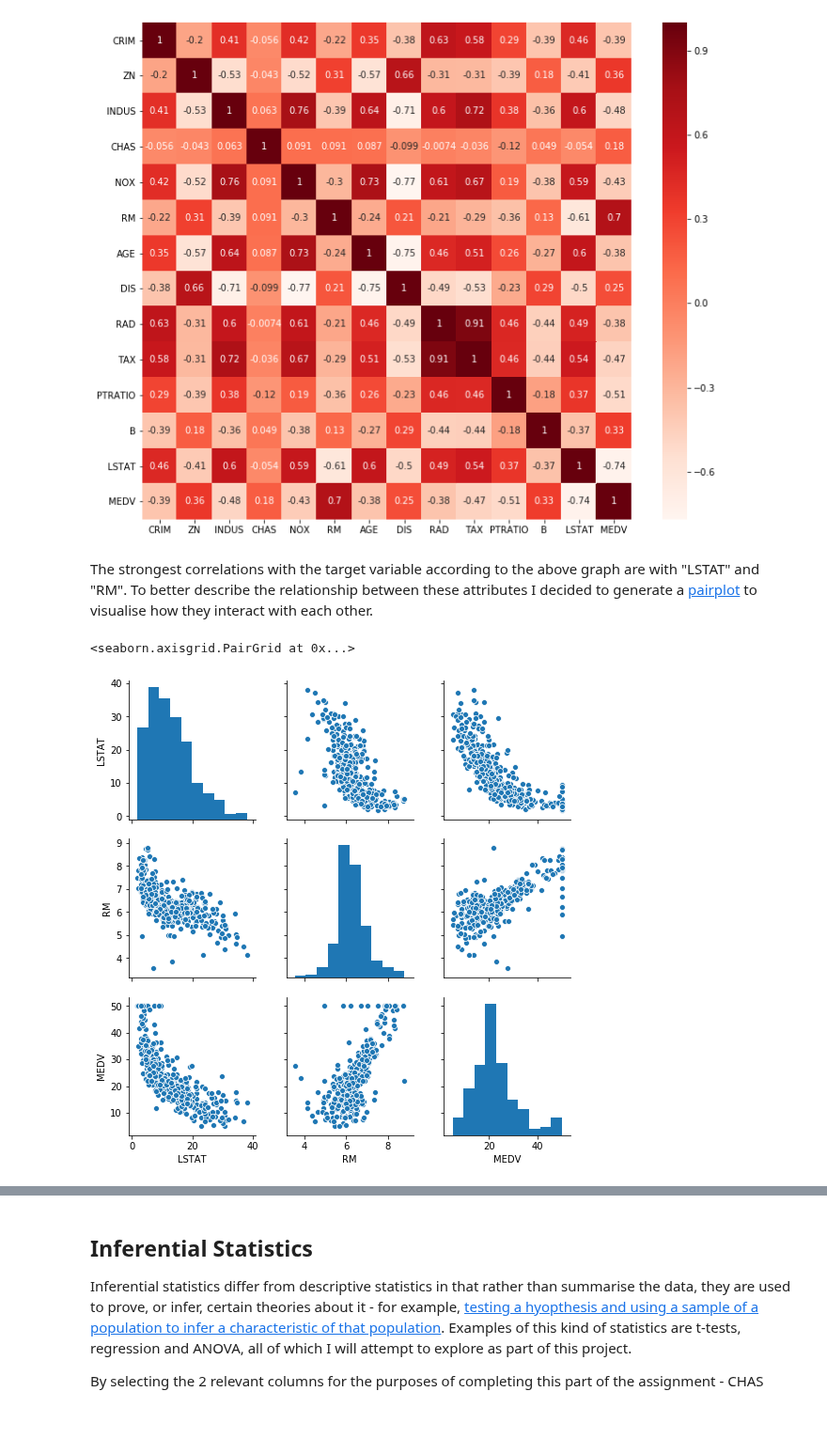
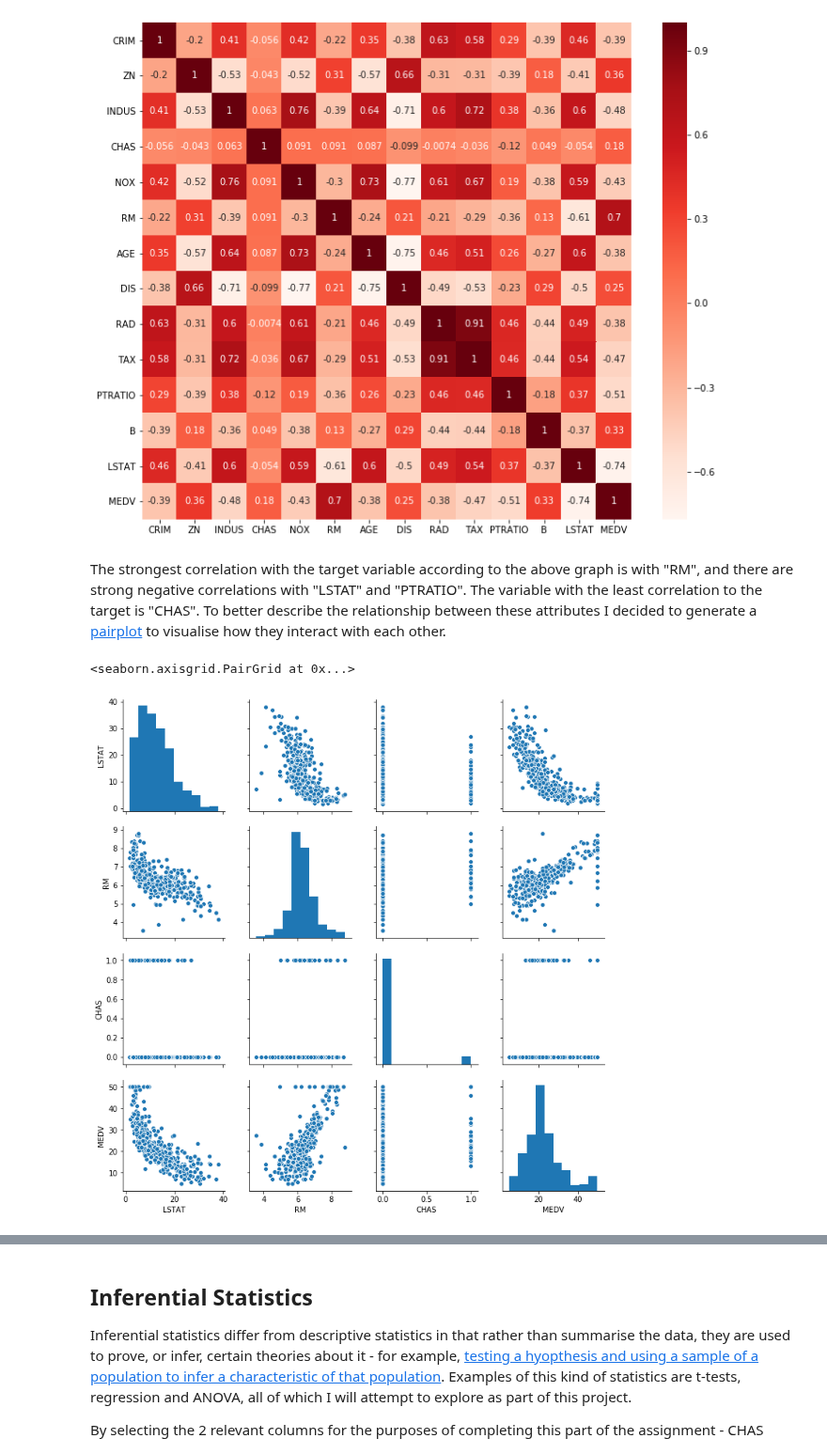
Before and after one commit to AideenByrne/2019MachineLearningProject, a Jupyter notebook: 2019project.ipynb, the cells around one changed output, grey strips where cells are left out. Shown at 94% size. Saved outputs shown, nothing was run; the diff lists cells and outputs as text; code cells hidden in the pictures; blank space fills up the shorter version.

```diff
--- a/2019project.ipynb
+++ b/2019project.ipynb
@@ -140,10 +140,10 @@ plt.show()#calls Pyplot to show heatmap
 # %% [output]
 [figure]
 # %% [markdown]
-The strongest correlations with the target variable according to the above graph are with "LSTAT" and "RM".  To better describe the relationship between these attributes I decided to generate a [pairplot](https://seaborn.pydata.org/generated/seaborn.pairplot.html) to visualise how they interact with each other.
+The strongest correlation with the target variable according to the above graph is with "RM", and there are strong negative correlations with "LSTAT" and "PTRATIO".  The variable with the least correlation to the target is "CHAS". To better describe the relationship between these attributes I decided to generate a [pairplot](https://seaborn.pydata.org/generated/seaborn.pairplot.html) to visualise how they interact with each other.
 # %%
-sns.pairplot(df, vars=["LSTAT", "RM",  "MEDV"])
+sns.pairplot(df, vars=["LSTAT", "RM", "CHAS", "MEDV"])
 # %% [output]
 <seaborn.axisgrid.PairGrid at 0x...>
-[figure, old version]
+[figure, new version]
 # %% [markdown]
```
Also changed, not shown: parts of 16 cells of this notebook.
